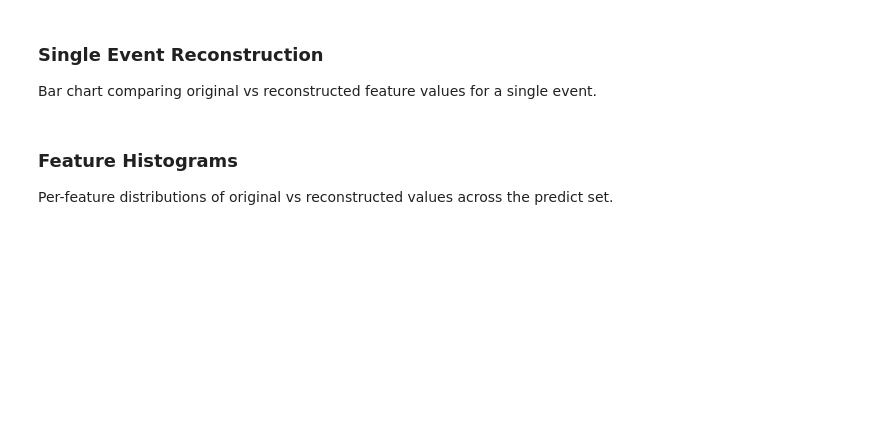
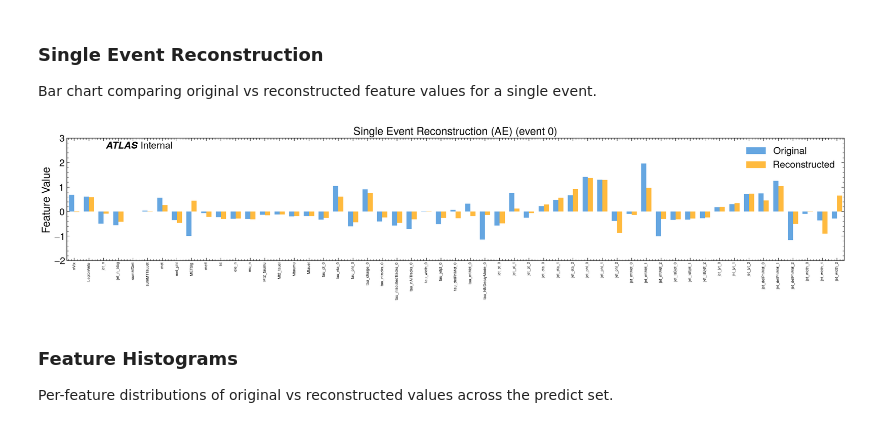
Before and after one commit to islazykv/tau-anomaly-detection, a Jupyter notebook: notebooks/05a_ae.ipynb, the cells around one changed output. Drawn from its saved outputs; the diff is of its cells as text; code cells hidden in the pictures; blank space fills up the shorter version.

```diff
--- a/notebooks/05a_ae.ipynb
+++ b/notebooks/05a_ae.ipynb
@@ -267,14 +337,16 @@ Bar chart comparing original vs reconstructed feature values for a single event.
 # %%
 from src.models.plots import plot_reconstruction_performance
 
 fig = plot_reconstruction_performance(
     x_orig[0].numpy(),
     x_hat[0].numpy(),
     dm.feature_names_,
     event_idx=0,
-    title="AE Single Event Reconstruction",
+    title="Single Event Reconstruction (AE)",
 )
-fig.savefig(plots_dir / "ae_single_event.png", dpi=150, bbox_inches="tight")
+fig.savefig(plots_dir / "ae_single_event.png")
+# %% [output]
+[figure, added]
 # %% [markdown]
 ### Feature Histograms
 
```
Also changed, not shown: parts of 13 cells of this notebook, 10 other files.
